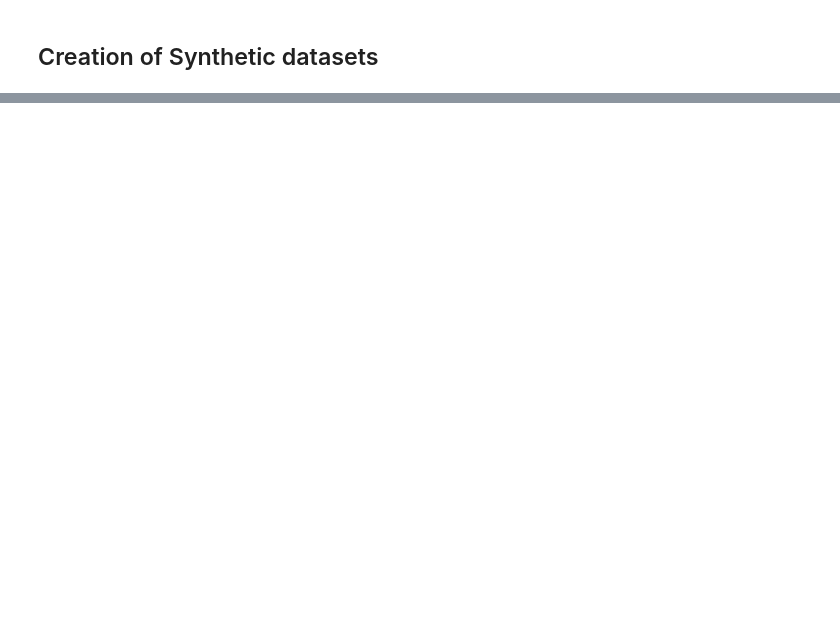
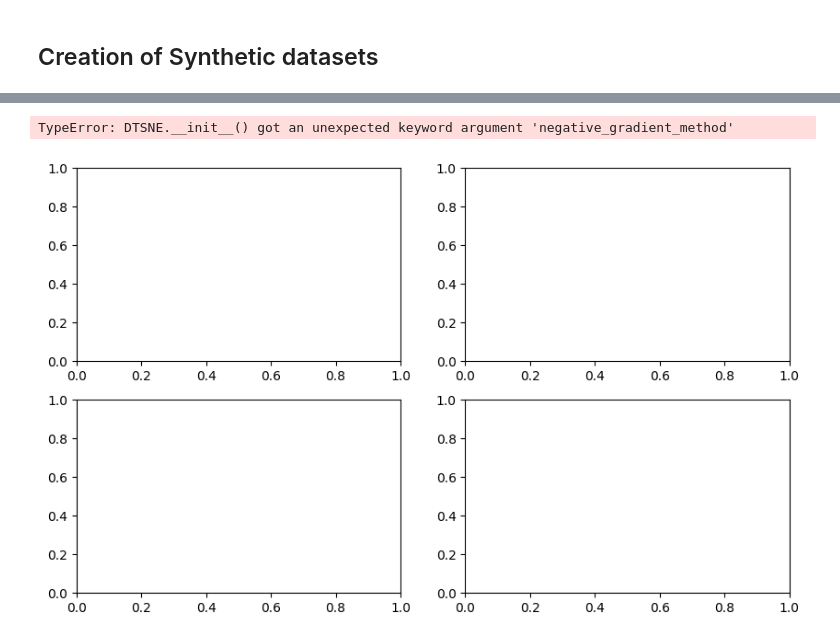
Before and after one commit to Recap-Minutes-of-Meetings/tsne, a Jupyter notebook: experiments.ipynb, the cells around one changed output, grey strips where cells are left out. Drawn from its saved outputs; the diff is of its cells as text; code cells hidden in the pictures; blank space fills up the shorter version.

```diff
--- a/experiments.ipynb
+++ b/experiments.ipynb
@@ -38,0 +83,20 @@ plt.show()
+# %%
+def run_experiment_dtsne(X, y, perplexity=100, n_jobs=-1, verbose=1):
+    model = DTSNE(perplexity=perplexity, n_jobs=n_jobs, verbose=verbose)
+    embedding = model.fit_transform(X)
+
+    return embedding, y
+# %%
+fig, axs = plt.subplots(2, 2, figsize=(10, 6))
+for i, (X, y) in enumerate([(X_1, y_1), (X_2, y_2), (X_3, y_3), (X_4, y_4)]):
+    embedding, y = run_experiment_dtsne(X, y)
+    row = i // 2
+    col = i % 2
+    axs[row, col].scatter(embedding[:, 0], embedding[:, 1], c=y, s=5)
+    axs[row, col].set_title(f"Dataset {i+1}")
+
+plt.tight_layout()
+plt.show
+# %% [output]
+TypeError: DTSNE.__init__() got an unexpected keyword argument 'negative_gradient_method'
+[figure, added]
```
Also changed, not shown: parts of 7 cells of this notebook, 5 other files.
